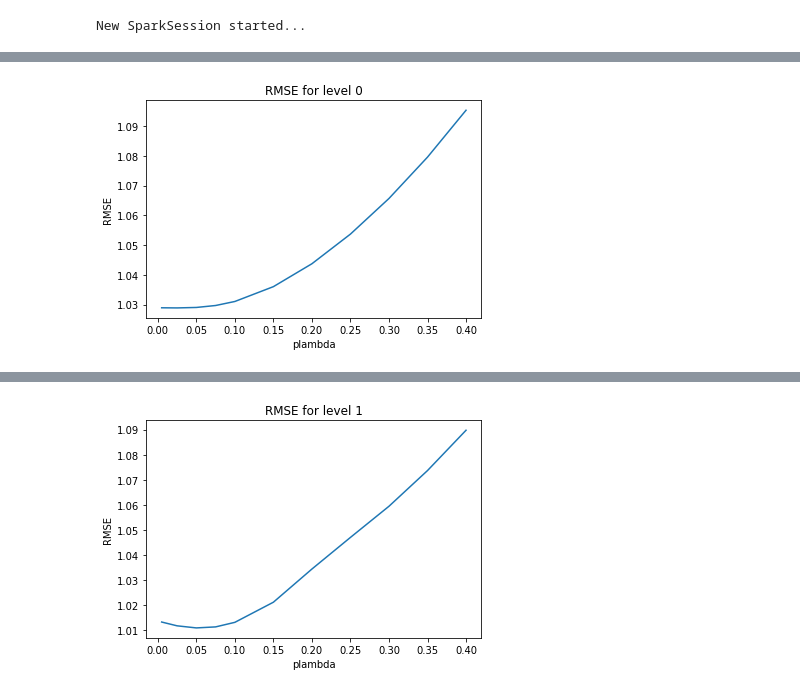
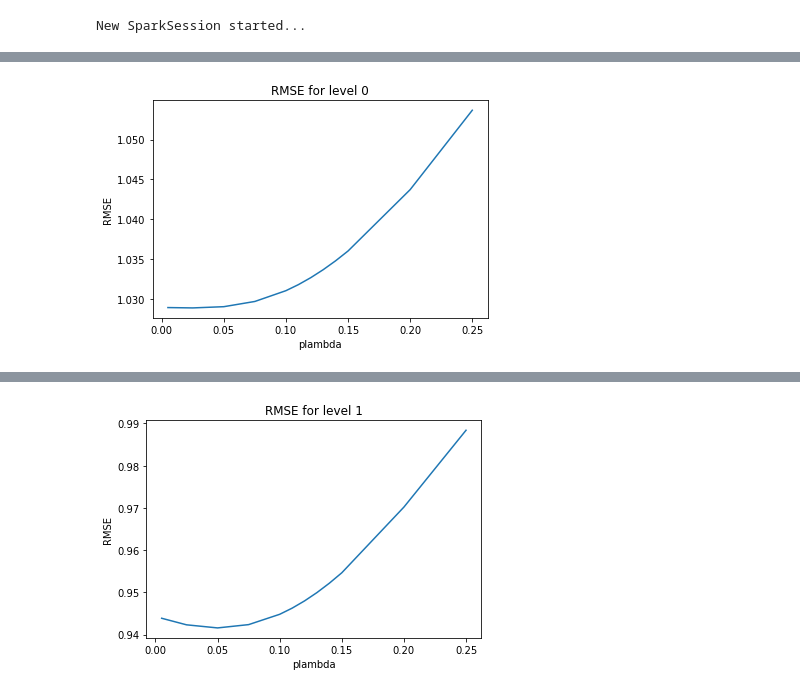
Before and after one commit to nasimsonboli/Collaborative-Active-Learning-Tree, a Jupyter notebook: Step 5 - Prediction Model/Prediction Model.ipynb, the cells around one changed output, grey strips where cells are left out. Saved outputs shown, nothing was run; the diff lists cells and outputs as text; code cells hidden in the pictures.

```diff
--- a/Step 5 - Prediction Model/Prediction Model.ipynb
+++ b/Step 5 - Prediction Model/Prediction Model.ipynb
@@ -23,8 +28,7 @@ train_list = [i-1 for i in train_list]
 # %%
-rating_matrix_csc = load_npz('movielens/sparse_matrix_ml-' + dataset + '_selected.npz').tocsc()
-rating_matrix_csc_train = rating_matrix_csc[:, train_list]
-rating_matrix_csc_test  = rating_matrix_csc[:, test_list]
+rating_matrix = load_npz('movielens/sparse_matrix_ml-' + dataset + '_selected.npz').tocsc()
+rating_matrix_train = rating_matrix[:, train_list]
+rating_matrix_test  = rating_matrix[:, test_list]
 print("file load DONE")
-depth_threshold = 4
 # %% [output]
 file load DONE
@@ -32,6 +38,7 @@ file load DONE
 with h5py.File('treeFile/lr_bound.mat') as data:
     lr_bound_list = [data[element[0]][:] for element in data['lr_bound']]
 
+depth_threshold = len(lr_bound_list)
 i = 0
 for i in range(len(lr_bound_list)):
     level = lr_bound_list[i]
@@ -63,7 +70,7 @@ class MatrixFactorization:
         conf = SparkConf().setAppName("appName").setMaster("local[*]")
         conf.set("spark.driver.memory","8g")
         conf.set("spark.executor.memory","8g")
-        self.spark = SparkContext(conf=conf)
+        self.spark = SparkContext.getOrCreate(conf=conf)
         print("New SparkSession started...")
 
     def change_parameter(self, regParam):
@@ -75,11 +82,10 @@ class MatrixFactorization:
                           iterations=self.maxIter, \
                           lambda_=self.regParam)
         print("MF DONE")
-        userFeatures = sorted(model.userFeatures().collect(), key=lambda d: d[0], reverse=False)
-        productFeatures = sorted(model.productFeatures().collect(), key=lambda d: d[0], reverse=False)
+        productFeatures = sorted(model.userFeatures().collect(), key=lambda d: d[0], reverse=False)
+        userFeatures = sorted(model.productFeatures().collect(), key=lambda d: d[0], reverse=False)
+        itemProfile = {each[0]: each[1].tolist() for each in productFeatures}
         userProfile = {each[0]: each[1].tolist() for each in userFeatures}
-        itemProfile = {each[0]: each[1].tolist() for each in productFeatures}
-
 
         return userProfile, itemProfile
 
@@ -87,7 +93,7 @@ class MatrixFactorization:
         self.spark.stop()
         print("SparkSession stopped.")
 # %%
-lambda_list = [0.005, 0.025, 0.05, 0.075, 0.10, 0.15, 0.20, 0.25, 0.30, 0.35, 0.40]
+lambda_list = [0.005, 0.025, 0.05, 0.075, 0.10, 0.11, 0.12, 0.13, 0.14, 0.15, 0.20, 0.25]
 # %%
 MF = MatrixFactorization()
 # %% [output]
@@ -96,7 +102,8 @@ New SparkSession started...
 prediction_model = {}
 rmst_dict = {"0":[],"1":[],"2":[],"3":[],"4":[],"5":[],"6":[],"7":[],"8":[],"9":[],"10":[]}
 min_rmse_list = []
-for level in range(depth_threshold + 1):
+
+for level in range(depth_threshold):
 
     with h5py.File('treeFile/targetNode_' + str(level + 1) + '.mat') as data:
         targetNode = [data[element[0]][:] for element in data['targetNode']]
@@ -109,14 +116,14 @@ for level in range(depth_threshold + 1):
     prediction_model.setdefault(level, {})
     train_lst = []
 
-    for pseudo_user_bound, userid in zip(lr_bound[level], range(len(lr_bound[level]))):
-        if pseudo_user_bound[0] > pseudo_user_bound[1]:
+    for pseudo_item_bound, itemid in zip(lr_bound[level], range(len(lr_bound[level]))):
+        if pseudo_item_bound[0] > pseudo_item_bound[1]:
             continue
-        pseudo_user_lst = tree[pseudo_user_bound[0]:(pseudo_user_bound[1] + 1)]
-        ratings_Pseudo_u2i = np.array(rating_matrix_csc_train[:, pseudo_user_lst].sum(axis=1))[:,0] / \
-                                     (rating_matrix_csc_train[:, pseudo_user_lst].getnnz(axis=1)+1e-9)
-        train_lst += [(userid, itemid, float(ratings_Pseudo_u2i[itemid])) \
-                      for itemid in range(ratings_Pseudo_u2i.shape[0]) if ratings_Pseudo_u2i[itemid]]
+        pseudo_item_lst = tree[pseudo_item_bound[0]:(pseudo_item_bound[1] + 1)]
+        pseudo_matrix = np.array(rating_matrix_train[:, pseudo_item_lst].sum(axis=1))[:,0] / \
+                                     (rating_matrix_train[:, pseudo_item_lst].getnnz(axis=1)+1e-9)
+        train_lst += [(itemid, userid, float(pseudo_matrix[userid])) \
+                      for userid in range(pseudo_matrix.shape[0]) if pseudo_matrix[userid]]
 
     print("Rating Number of level " + level + ": " + str(len(train_lst)))
 
@@ -130,32 +137,28 @@ for level in range(depth_threshold + 1):
         user_profile, item_profile = MF.matrix_factorization(train_lst)
         user_profile_list.append(user_profile)
         item_profile_list.append(item_profile)
-        prediction_model[level]['upro'], prediction_model[level]['ipro'], prediction_model[level]['plambda'] \
-                                         = user_profile, item_profile, plambda
-        rmse = 0
-        rmseNum = 0
-        for userid in range(rating_matrix_csc_test.shape[1]):
-    #         if userid % 100 == 0:
-    #             print("%.2f%%" % (100 * userid / rating_matrix_csc_test.shape[1]))
+        prediction_model[level]['P'], prediction_model[level]['plambda'] \
+                                         = np.dot(np.array(list(user_profile.values())), np.array(list(item_profile.values())).T), plambda
 
-            pred_index = int(targetNode[userid].T[0][1]) - 1
-            final_level = int(targetNode[userid].T[0][0]) - 1
-            if rated_users[userid].sum() == 0:
-                rated_item = []
+        P_test = np.zeros(rating_matrix_test.shape)
+        rating_matrix_test_unqueried = rating_matrix_test.toarray()
+        for itemid in range(rating_matrix_test.shape[1]):
+#             if itemid  % 2000 == 0:
+#                 print("%.2f%%" % (100 * itemid / rating_matrix_test.shape[1]))
+            pred_index = int(targetNode[itemid].T[0][1]) - 1
+            final_level = int(targetNode[itemid].T[0][0]) - 1
+            if rated_users[itemid].sum() == 0 or np.sum(rated_users[itemid] == [1, 0]):
+                rated_user = []
             else:
-                rated_item = [int(i-1) for i in list(set(rated_users[userid][0]))]
+                rated_user = [int(i-1) for i in list(set(rated_users[itemid][0]))]
 
-            pred_rating = np.dot(np.array(prediction_model[str(final_level)]['upro'][pred_index]), \
-                                 np.array(list(prediction_model[str(final_level)]['ipro'].values())).T)
-            real_rating = rating_matrix_csc_test[:, userid].toarray()
+            P_test[:, itemid] = prediction_model[str(final_level)]['P'][:, pred_index]
+            rating_matrix_test_unqueried[rated_user, itemid] = 0
 
-            non_zeros = list(np.nonzero(real_rating)[0])
-            non_zeros = list(set(non_zeros).difference(set(rated_item)))
-            non_zerosNum = pred_rating[non_zeros].shape[0]
-            rmse += np.sum((pred_rating[non_zeros].T.reshape(non_zerosNum, 1)-real_rating[non_zeros])**2)
-            rmseNum += len(non_zeros)
-
-        RMSE = (rmse/rmseNum)**0.5
+        rating_matrix_test_unqueried = csc_matrix(rating_matrix_test_unqueried)
+        P_test = (rating_matrix_test_unqueried!=0).multiply(P_test)
+        dif = P_test - rating_matrix_test_unqueried
+        RMSE = ( dif.multiply(dif).sum() / (rating_matrix_test_unqueried!=0).sum() )**0.5
         print("Current RMSE: " + str(RMSE))
         rmst_dict[level].append(RMSE)
 
@@ -192,3 +195,3 @@ Current RMSE: 1.09528678597
 min RMSE: 1.02888378957
-[figure, old version]
+[figure, new version]
 level: 1
@@ -211,2 +214,2 @@ min RMSE: 1.01102202946
-[figure, old version]
+[figure, new version]
 level: 2
```
Also changed, not shown: parts of 12 cells of this notebook, 13 other files.
